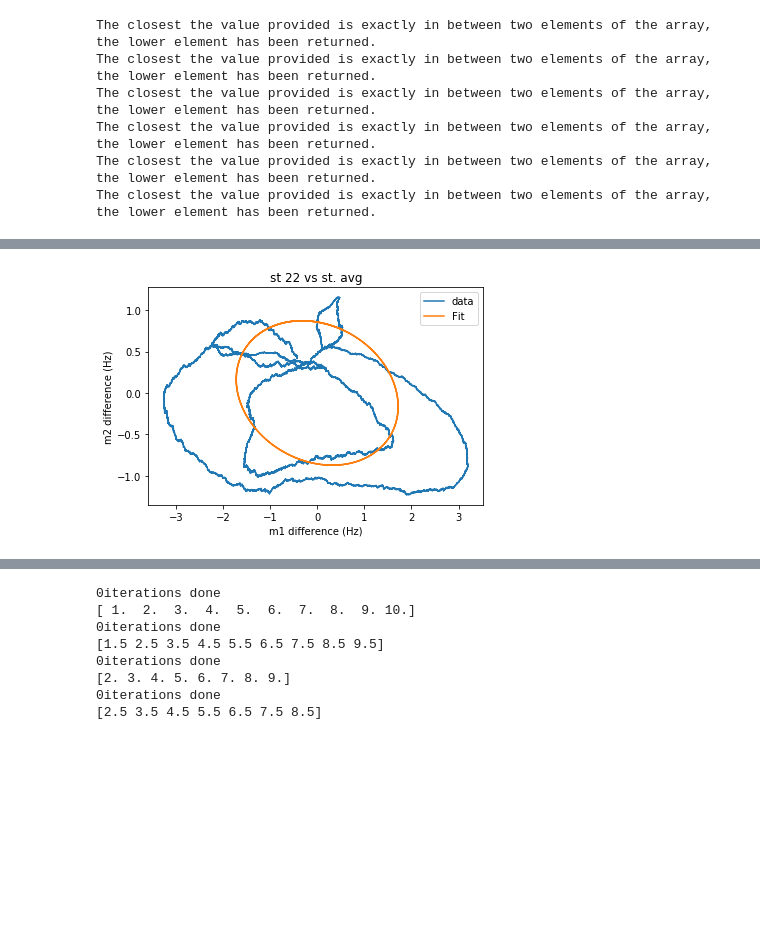
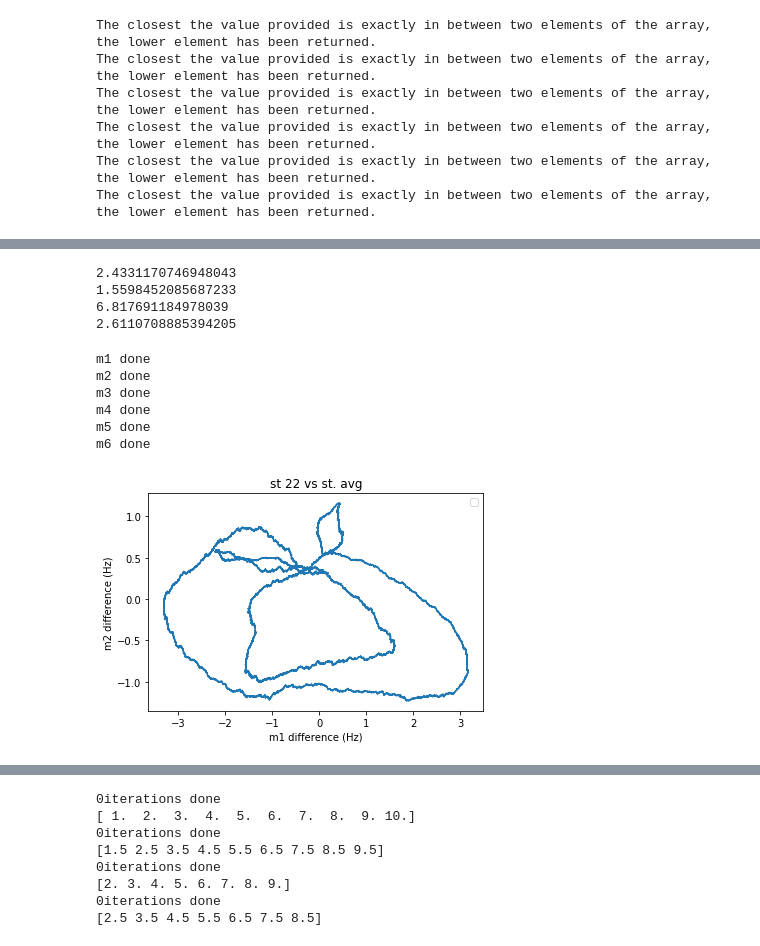
Before and after one commit to aetb/trfp, a Jupyter notebook: Superlong_st22_vs_st21&23avg_Jonathan.ipynb, the cells around one changed output, grey strips where cells are left out. Drawn from its saved outputs; the diff is of its cells as text; code cells hidden in the pictures; blank space fills up the shorter version.

```diff
--- a/Superlong_st22_vs_st21&23avg_Jonathan.ipynb
+++ b/Superlong_st22_vs_st21&23avg_Jonathan.ipynb
@@ -386,12 +389,12 @@ sa4 = (st21m4_list + st23m4_list)/2
 sa5 = (st21m5_list + st23m5_list)/2
 sa6 = (st21m6_list + st23m6_list)/2
 #difference between station average and station 22
-ss1 = abs(st22m1_list-sa1) # The m1 measured by the station 22 is higher than the average always
-ss2 = abs(st22m2_list-sa2) # The m2 measured by the station 22 is higher than the average always
-ss3 = abs(st22m3_list-sa3) # The m3 measured by the station 22 is higher than the average always
-ss4 = abs(st22m4_list-sa4) # The m4 measured by the station average is higher than station 22 always
-ss5 = abs(st22m5_list-sa5) # The m5 measured by the station average is higher than station 22 always
-ss6 = abs(st22m6_list-sa6) # The m6 measured by the station 22 is higher than the average always
+ss1 = st22m1_list-sa1 # The m1 measured by the station 22 is higher than the average always
+ss2 = st22m2_list-sa2 # The m2 measured by the station 22 is higher than the average always
+ss3 = st22m3_list-sa3 # The m3 measured by the station 22 is higher than the average always
+ss4 = st22m4_list-sa4 # The m4 measured by the station average is higher than station 22 always
+ss5 = st22m5_list-sa5 # The m5 measured by the station average is higher than station 22 always
+ss6 = st22m6_list-sa6 # The m6 measured by the station 22 is higher than the average always
 # %%
 t = np.logspace(0, math.log(len(st22m1_list),10), 50)  # tau values from 1 to length of columns
 r = 1 # sample rate in Hz of the input data
@@ -1051,29 +1158,40 @@ dof = len(sample_vals) - 3
 variance2 = Variance(sample_vals, np.polyval(fit, sample_t), dof)
 print(variance2)
 print(np.sqrt(variance2))
+# %% [output]
+2.4331170746948043
+1.5598452085687233
+6.817691184978039
+2.6110708885394205
 # %%
-m1 = MovingAvg(corr_diff1, 7200)
+m1 = yy1
 print("m1 done")
-m2 = MovingAvg(corr_diff2, 7200)
+m2 = yy2
 print("m2 done")
-m3 = MovingAvg(corr_diff3, 7200)
+m3 = yy3
 print("m3 done")
-m4 = MovingAvg(corr_diff4, 7200)
+m4 = yy4
 print("m4 done")
-m5 = MovingAvg(corr_diff5, 7200)
+m5 = yy5
 print("m5 done")
-m6 = MovingAvg(corr_diff6, 7200)
+m6 = yy6
 print("m6 done")
-deletes = np.linspace(-1, -7200, 7200)
+# %% [output]
+m1 done
+m2 done
+m3 done
+m4 done
+m5 done
+m6 done
 # %%
-plt.plot(m1, m2, label = "data")
-plt.plot(harm1, harm2, label = "Fit")
+plt.plot(m1, m2,)
+#plt.plot(harm1, harm2, label = "Fit")
 plt.xlabel("m1 difference (Hz)")
 plt.ylabel("m2 difference (Hz)")
 plt.title("st 22 vs st. avg")
 plt.legend()
 plt.show()
 
 print("The phase difference is " + str(phi1 - phi2))
 # %% [output]
-[figure, old version]
+[figure, new version]
```
Also changed, not shown: parts of 12 cells of this notebook, 2 other files.
